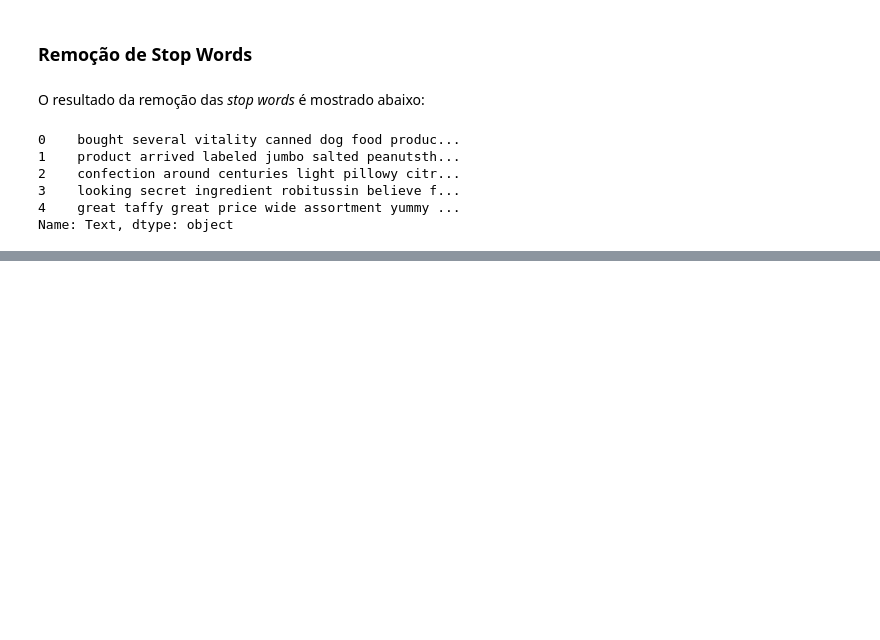
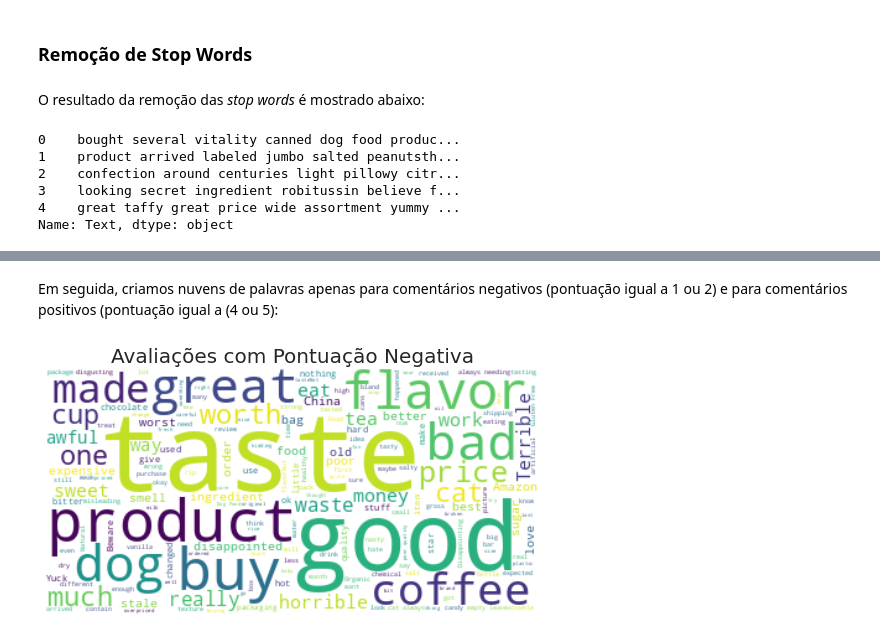
Before and after one commit to igoandrade/sentiment-analysis-projects, a Jupyter notebook: amazon-reviews-analysis/amazon-reviews-analysis.ipynb, the cells around one changed output, grey strips where cells are left out. Saved outputs shown, nothing was run; the diff lists cells and outputs as text; code cells hidden in the pictures; blank space fills up the shorter version.

```diff
--- a/amazon-reviews-analysis/amazon-reviews-analysis.ipynb
+++ b/amazon-reviews-analysis/amazon-reviews-analysis.ipynb
@@ -151,0 +242,16 @@ df['Text' =]
+# %% [markdown]
+Em seguida, criamos nuvens de palavras apenas para comentários negativos (pontuação igual a 1 ou 2) e para comentários positivos (pontuação igual a (4 ou 5):
+# %%
+negative_reviews = reviews_sample[reviews_sample['Score'].isin([1,2])]
+negative_reviews_str = negative_reviews['Summary'].str.cat()
+wordcloud_negative = WordCloud(background_color='white').generate(negative_reviews_str)
+
+fig = plt.figure(figsize=(10,10))
+ax = fig.add_subplot(211)
+ax.imshow(wordcloud_negative, interpolation='bilinear')
+ax.axis("off")
+ax.set_title("Avaliações com Pontuação Negativa", fontsize=20)
+
+plt.show()
+# %% [output]
+[figure, added]
```
Also changed, not shown: parts of 26 cells of this notebook.
